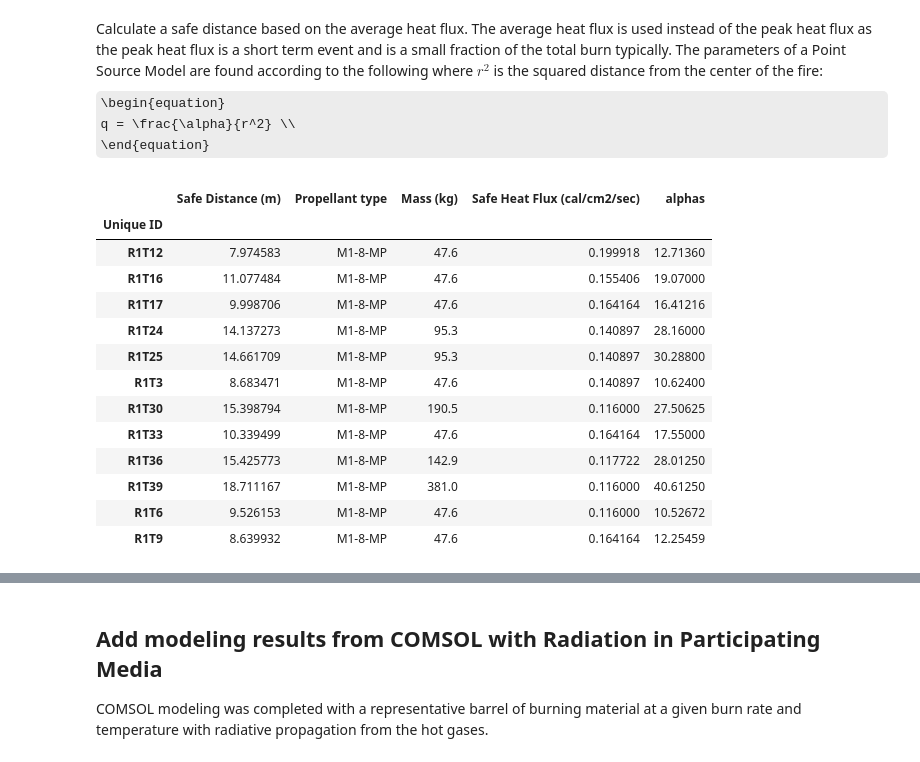
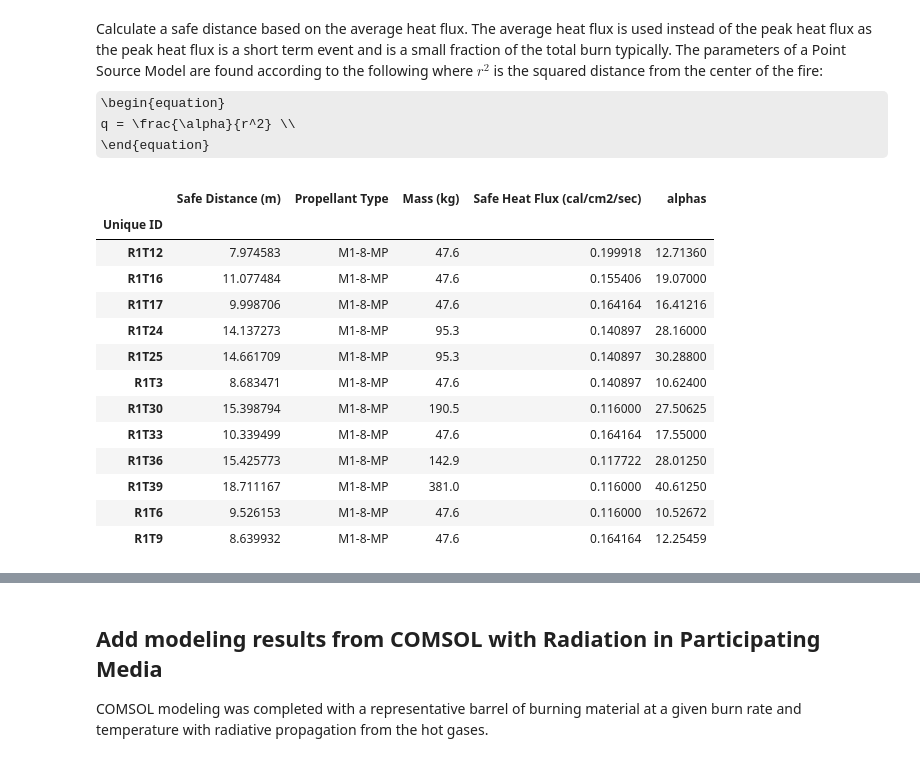
Before and after one commit to clint-bg/publicationdata, a Jupyter notebook: safeSeparation/safeDistancesOpenBurnplus.ipynb, the cells around one changed output, grey strips where cells are left out. Cells and saved outputs as stored; diff of their text form; code cells hidden in the pictures; some formulas as TeX source.

```diff
--- a/safeSeparation/safeDistancesOpenBurnplus.ipynb
+++ b/safeSeparation/safeDistancesOpenBurnplus.ipynb
@@ -168,7 +170,7 @@ def safeHF(t):
 # %%
 #add column for safe heat flux
 safeQ = df.groupby('Unique ID').apply(lambda x: np.percentile(
-    [safeHF(x) for x in x['Burn time (sec)']],75))
+    [safeHF(x) for x in x['Burn Time (sec)']],75))
 safeQ.name = 'Safe Heat Flux (cal/cm2/sec)'
 #add to dataframe
 df['Safe Heat Flux (cal/cm2/sec)'] = df['Unique ID'].apply(lambda x:safeQ.loc[x])
@@ -196,7 +198,7 @@ q = \frac{\alpha}{r^2} \\
 # %%
 #completed for each test (unique id)
 alphas = df.groupby('Unique ID').apply(lambda x: np.percentile(
-    x['Av. flux (cal/cm^2/s)']*x['Measurement Distance (m)']**2,75))
+    x['Av. Flux (cal/cm^2/s)']*x['Measurement Distance (m)']**2,75))
 #alphas = [1 if each < 1 else each for each in alphas]
 safeDistance = np.sqrt(alphas/safeQ)
 safeDistance = pd.Series(safeDistance)
@@ -206,19 +208,19 @@ safeDistance.index = safeQ.index
 #add column for safe distance
 df['Safe Distance (m)'] =  df['Unique ID'].apply(lambda x:safeDistance.loc[x])
 #add column for burn rate
-burnRate = df.groupby('Unique ID').apply(lambda x: np.percentile(x['Mass (kg)']/x['Burn time (sec)'],50))
+burnRate = df.groupby('Unique ID').apply(lambda x: np.percentile(x['Mass (kg)']/x['Burn Time (sec)'],50))
 burnRate.name = 'Burn rate (kg/s)'
-df['Burn rate (kg/s)'] =  df['Unique ID'].apply(lambda x:burnRate.loc[x])
+df['Burn Rate (kg/s)'] =  df['Unique ID'].apply(lambda x:burnRate.loc[x])
 # %%
 safeDistance = pd.DataFrame(safeDistance)
-safeDistance['Propellant type'] = df.groupby('Unique ID').apply(lambda x: x['Propellant type'].iloc[0])
+safeDistance['Propellant Type'] = df.groupby('Unique ID').apply(lambda x: x['Propellant Type'].iloc[0])
 safeDistance['Mass (kg)'] = df.groupby('Unique ID').apply(lambda x: x['Mass (kg)'].iloc[0])
 safeDistance['Safe Heat Flux (cal/cm2/sec)'] = df.groupby('Unique ID').apply(lambda x: x['Safe Heat Flux (cal/cm2/sec)'].iloc[0])
 safeDistance['alphas'] = alphas
 # %%
-safeDistance[safeDistance['Propellant type']=='M1-8-MP']
+safeDistance[safeDistance['Propellant Type']=='M1-8-MP']
 # %% [output]
-|  | Safe Distance (m) | Propellant type | Mass (kg) | Safe Heat Flux (cal/cm2/sec) | alphas |
+|  | Safe Distance (m) | Propellant Type | Mass (kg) | Safe Heat Flux (cal/cm2/sec) | alphas |
 | Unique ID |  |  |  |  |  |
 | R1T12 | 7.974583 | M1-8-MP | 47.6 | 0.199918 | 12.71360 |
 | R1T16 | 11.077484 | M1-8-MP | 47.6 | 0.155406 | 19.07000 |
```
Also changed, not shown: parts of 17 cells of this notebook.
